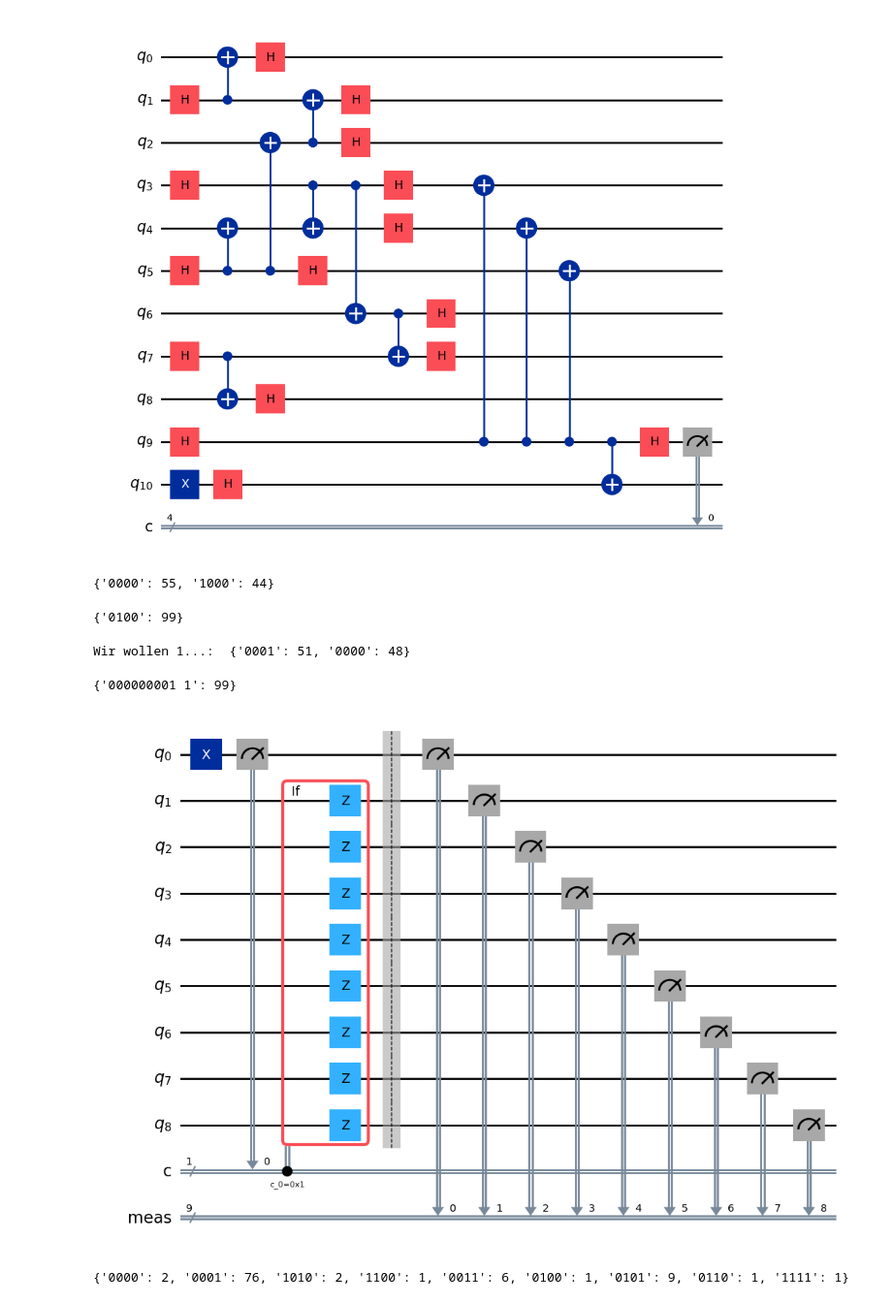
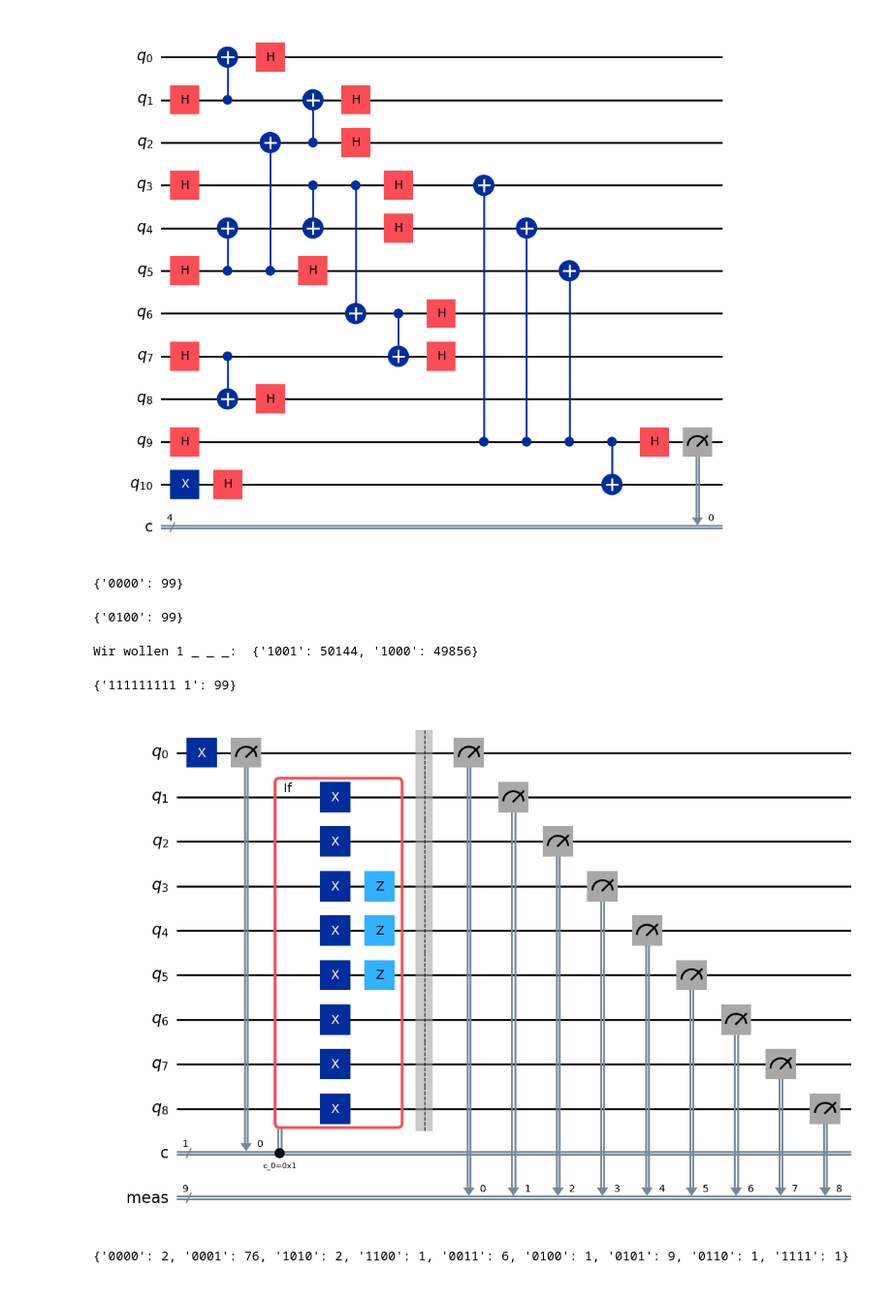
Before and after one commit to RicemanBoy/qc_researchproject, a Jupyter notebook: Rotated Surface Code/Eigener Surface Code.ipynb, the cells around one changed output. Shown at 97% size. Cells and saved outputs as stored; diff of their text form; code cells hidden in the pictures.

```diff
--- a/Rotated Surface Code/Eigener Surface Code.ipynb
+++ b/Rotated Surface Code/Eigener Surface Code.ipynb
@@ -592,15 +592,18 @@ qc = rot_surf_code(1)
 
 ancilla = qc.num_qubits - 2
 
-#qc = X_L(qc,False,0)
+magic = ancilla + 1
 
-#qc = Hadamard(qc,0)
+qc.h(magic)
 
-#qc = Z_L(qc,True,0)
-
+qc = Hadamard(qc,0)
 qc.h(ancilla)
 qc = X_parity(qc,True,0)
+qc.cx(ancilla,magic)
 qc.h(ancilla)
+
+# qc = Z_parity(qc,True,0)
+# qc.cx(magic,ancilla)
 
 qc.measure(ancilla,3)
 
@@ -611,7 +614,7 @@ counts = result.get_counts()
 
 print(counts)
 # %% [output]
-{'0000': 55, '1000': 44}
+{'0000': 99}
 # %%
 qc = rot_surf_code(2)
 
@@ -658,7 +661,7 @@ def T_L_test(circuit: QuantumCircuit, had = False, pos = 0):
     qc.h(magic)
     qc.t(magic)                 #Initliaisierung vom Magic State
 
-    qc = Z_parity(qc, hadamard=had, pos = pos)
+    qc = Z_parity(qc, hadamard=False, pos = pos)
     # if had:
     #     qc.cx(1+9*pos,ancilla)
     #     qc.cx(4+9*pos,ancilla)
@@ -722,14 +725,14 @@ def T_L_test(circuit: QuantumCircuit, had = False, pos = 0):
 qc = rot_surf_code(1)
 ancilla = qc.num_qubits - 2
 
-#qc = Hadamard(qc,0)
+qc = Hadamard(qc,0)
 
 for i in range(4):
     qc = T_L_test(circuit = qc, had = True, pos = 0)
 
 #qc = Z_L(qc, True, 0)
 
-#qc = Hadamard(qc,0)
+qc = Hadamard(qc,0)
 
 qc.reset(ancilla)
 
@@ -738,13 +741,13 @@ qc = Z_parity(qc,False,0)
 qc.measure(ancilla,3)
 
 sim = AerSimulator()
-job = sim.run(qc, shots=99)
+job = sim.run(qc, shots=100000)
 result = job.result()
 counts = result.get_counts()
 
-print("Wir wollen 1...: ", counts)
+print("Wir wollen 1 _ _ _: ", counts)
 # %% [output]
-Wir wollen 1...:  {'0001': 51, '0000': 48}
+Wir wollen 1 _ _ _:  {'1001': 50144, '1000': 49856}
 # %%
 #"with qc.if_test()" funktioniert wie erwartet mit klassischen Qubits!
 
@@ -753,7 +756,7 @@ cbit = ClassicalRegister(1,"c")
 
 qc = QuantumCircuit(qr,cbit)
 
-had = False
+had = True
 
 qc.x(0)
 qc.measure(0,0)
@@ -764,41 +767,49 @@ if had:
     with qc.if_test((0,1)):
         qc.x(1+9*pos)
         qc.x(2+9*pos)
         qc.x(3+9*pos)
         qc.x(4+9*pos)
         qc.x(5+9*pos)
         qc.x(6+9*pos)
         qc.x(7+9*pos)
         qc.x(8+9*pos)
-else:
-    with qc.if_test((0,1)):
-        qc.z(1+9*pos)
-        qc.z(2+9*pos)
+
         qc.z(3+9*pos)
         qc.z(4+9*pos)
         qc.z(5+9*pos)
-        qc.z(6+9*pos)
+else:
+    with qc.if_test((0,1)):
+        qc.s(1+9*pos)
+        qc.s(2+9*pos)
+        qc.s(3+9*pos)
+        qc.s(4+9*pos)
+        qc.s(5+9*pos)
+        qc.s(6+9*pos)
+        qc.s(7+9*pos)
+        qc.s(8+9*pos)
+
+        qc.z(1+9*pos)
+        qc.z(4+9*pos)
         qc.z(7+9*pos)
-        qc.z(8+9*pos)
 
 # with qc.if_test((0,1)) as else_:
 #     qc.x(1)
 # with else_:
 #     qc.z(1)
 
 qc.measure_all()
 
 sim = AerSimulator()
 job = sim.run(qc, shots=99)
 result = job.result()
 counts = result.get_counts()
 
 print(counts)
 
 qc.draw("mpl")
 # %% [output]
-{'000000001 1': 99}
+{'111111111 1': 99}
-[figure, old version]
+[figure, new version]
 # %%
 depolarizing_prob = 0.01
 dep_error = depolarizing_error(depolarizing_prob, 1)
```
Also changed, not shown: 2 other files.
